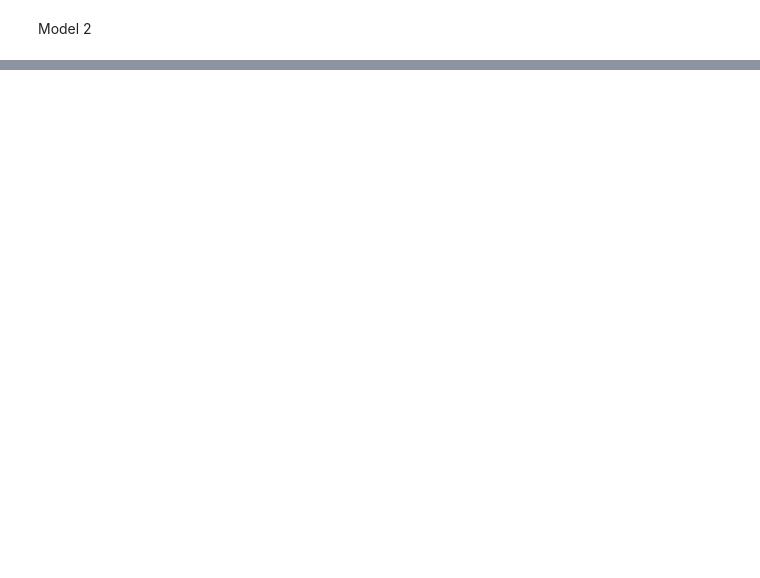
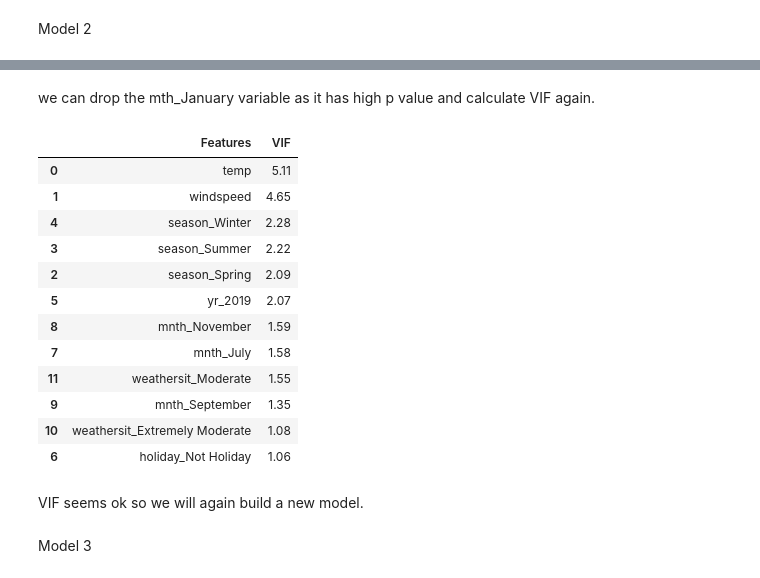
Before and after one commit to ria08/bike_sharing_linear_regression, a Jupyter notebook: bike_sharing_assignment.ipynb, the cells around one changed output, grey strips where cells are left out. Drawn from its saved outputs; the diff is of its cells as text; code cells hidden in the pictures; blank space fills up the shorter version.

Commit message:
build 6 models

```diff
--- a/bike_sharing_assignment.ipynb
+++ b/bike_sharing_assignment.ipynb
@@ -436,0 +470,23 @@ Model 2
+# %% [markdown]
+we can drop the mth_January variable as it has high p value and calculate VIF again.
+# %%
+X_train_new2 = X_train_new1.drop(['mnth_November'], axis = 1)
+VIF_calculate(X_train_new2)
+# %% [output]
+|  | Features | VIF |
+| 0 | temp | 5.11 |
+| 1 | windspeed | 4.65 |
+| 4 | season_Winter | 2.28 |
+| 3 | season_Summer | 2.22 |
+| 2 | season_Spring | 2.09 |
+| 5 | yr_2019 | 2.07 |
+| 8 | mnth_November | 1.59 |
+| 7 | mnth_July | 1.58 |
+| 11 | weathersit_Moderate | 1.55 |
+| 9 | mnth_September | 1.35 |
+| 10 | weathersit_Extremely Moderate | 1.08 |
+| 6 | holiday_Not Holiday | 1.06 |
+# %% [markdown]
+VIF seems ok so we will again build a new model.
+# %% [markdown]
+Model 3
```
Also changed, not shown: parts of 13 cells of this notebook.
